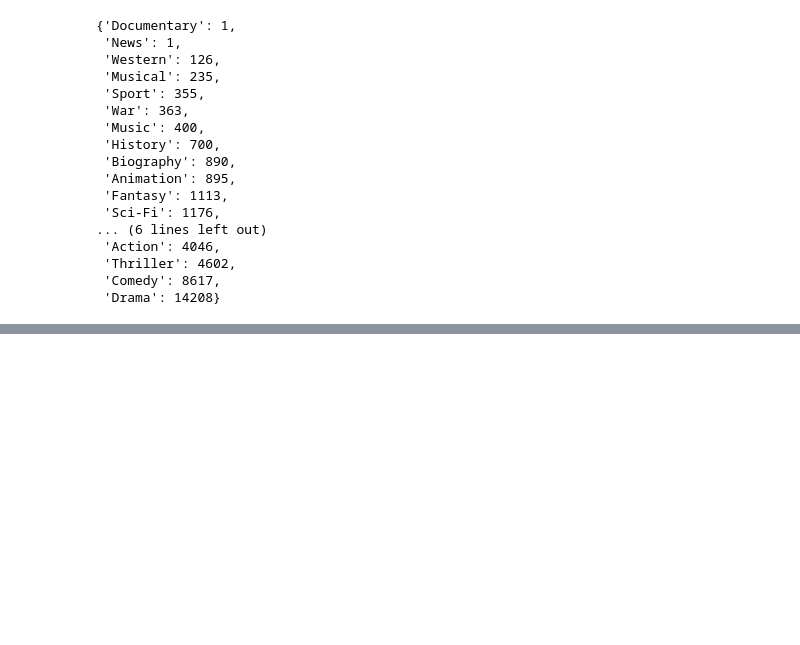
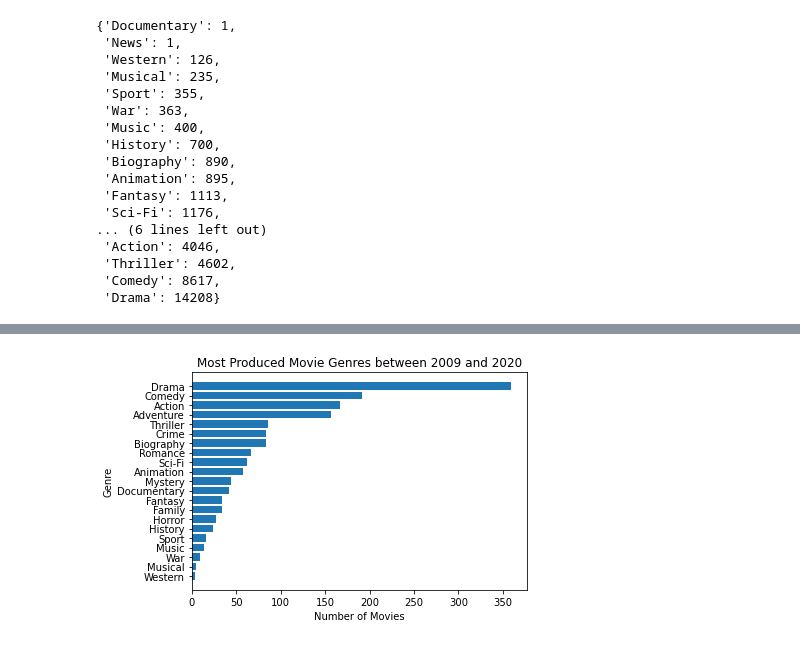
Before and after one commit to ebtezcan/dsc-phase-1-project, a Jupyter notebook: student.ipynb, the cells around one changed output, grey strips where cells are left out. Saved outputs shown, nothing was run; the diff lists cells and outputs as text; code cells hidden in the pictures; blank space fills up the shorter version.

Commit message:
Worked on redoing some of the work under genres for dataset consistency

```diff
--- a/student.ipynb
+++ b/student.ipynb
@@ -919,0 +1085,4 @@ Text(0.5, 1.0, 'Most Produced Movie Genres between 2010 and 2021')
+# %%
+imdb_tn_filtered['genre1'] = imdb_tn_filtered['genres'].map(lambda x: x[0])
+imdb_tn_filtered['genre2'] = imdb_tn_filtered['genres'].map(lambda x: x[1].strip() if (len(x)>=2) else np.NaN)
+imdb_tn_filtered['genre3'] = imdb_tn_filtered['genres'].map(lambda x: x[2].strip() if (len(x)==3) else np.NaN)
@@ -919,0 +1133,10 @@ Text(0.5, 1.0, 'Most Produced Movie Genres between 2010 and 2021')
+# %%
+#code snippet from https://www.geeksforgeeks.org/python-combine-two-dictionary-adding-values-for-common-keys/ (Method #3)
+import itertools
+import collections
+
+total_genre = collections.defaultdict(int)
+for key, val in itertools.chain(genre1_counts.items(), genre2_counts.items()):
+    total_genre[key] += val
+
+total_genre
@@ -919,0 +1161,11 @@ Text(0.5, 1.0, 'Most Produced Movie Genres between 2010 and 2021')
+# %%
+#code snippet from https://www.geeksforgeeks.org/python-combine-two-dictionary-adding-values-for-common-keys/ (Method #3)
+total_genre_counts = collections.defaultdict(int)
+for key, val in itertools.chain(total_genre.items(), genre3_counts.items()):
+    total_genre_counts[key] += val
+total_genre_counts
+del total_genre_counts[np.nan]
+# %%
+#code snippet from https://stackoverflow.com/questions/613183/how-do-i-sort-a-dictionary-by-value
+total_genre_counts={k: v for k, v in sorted(total_genre_counts.items(), key=lambda item: item[1])}
+total_genre_counts
@@ -919,0 +1190,8 @@ Text(0.5, 1.0, 'Most Produced Movie Genres between 2010 and 2021')
+# %%
+fig, ax = plt.subplots()
+ax.barh(y=list(total_genre_counts.keys()), width=list(total_genre_counts.values()))
+ax.set_xlabel('Number of Movies')
+ax.set_ylabel('Genre')
+ax.set_title('Most Produced Movie Genres between 2009 and 2020'); #we excluded 2020 but maybe we shouldn't?
+# %% [output]
+[figure, added]
```
Also changed, not shown: parts of 30 cells of this notebook.
